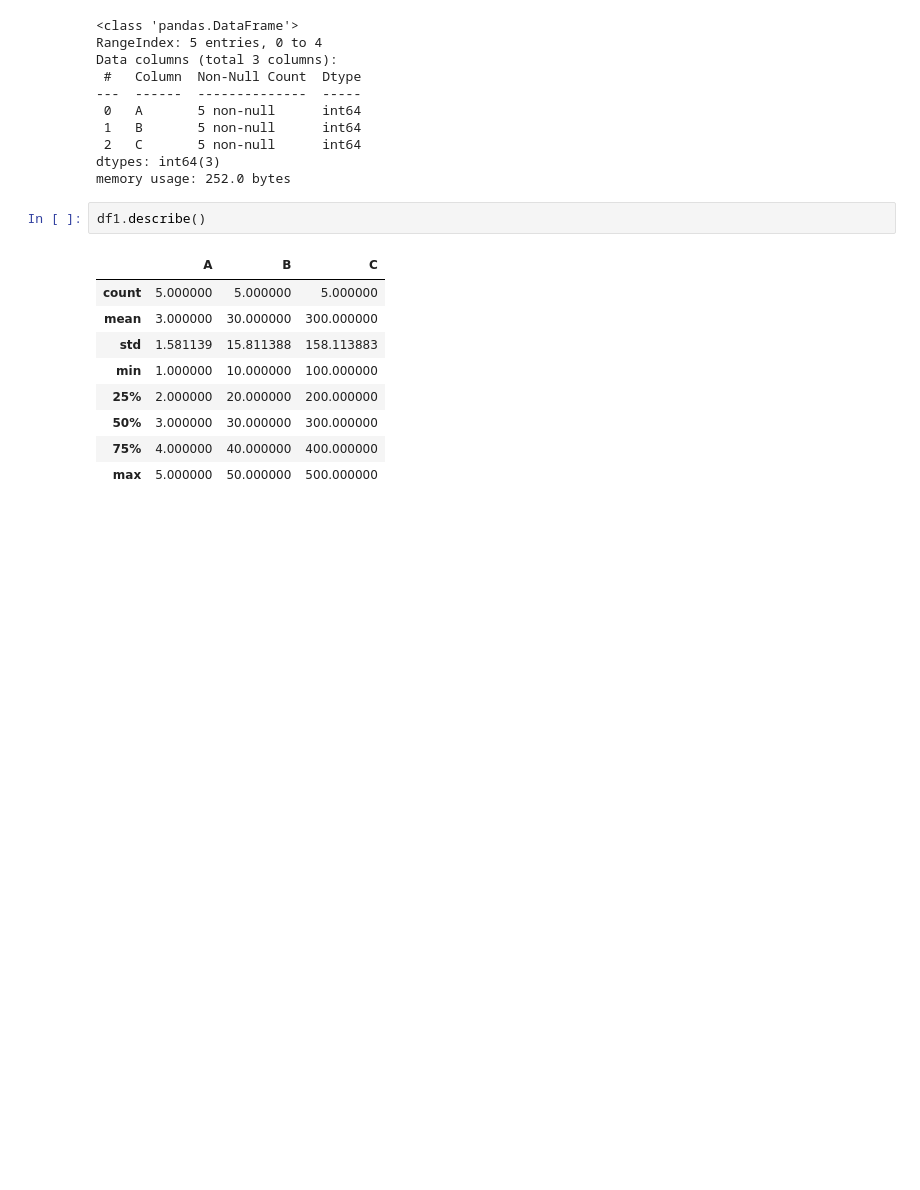
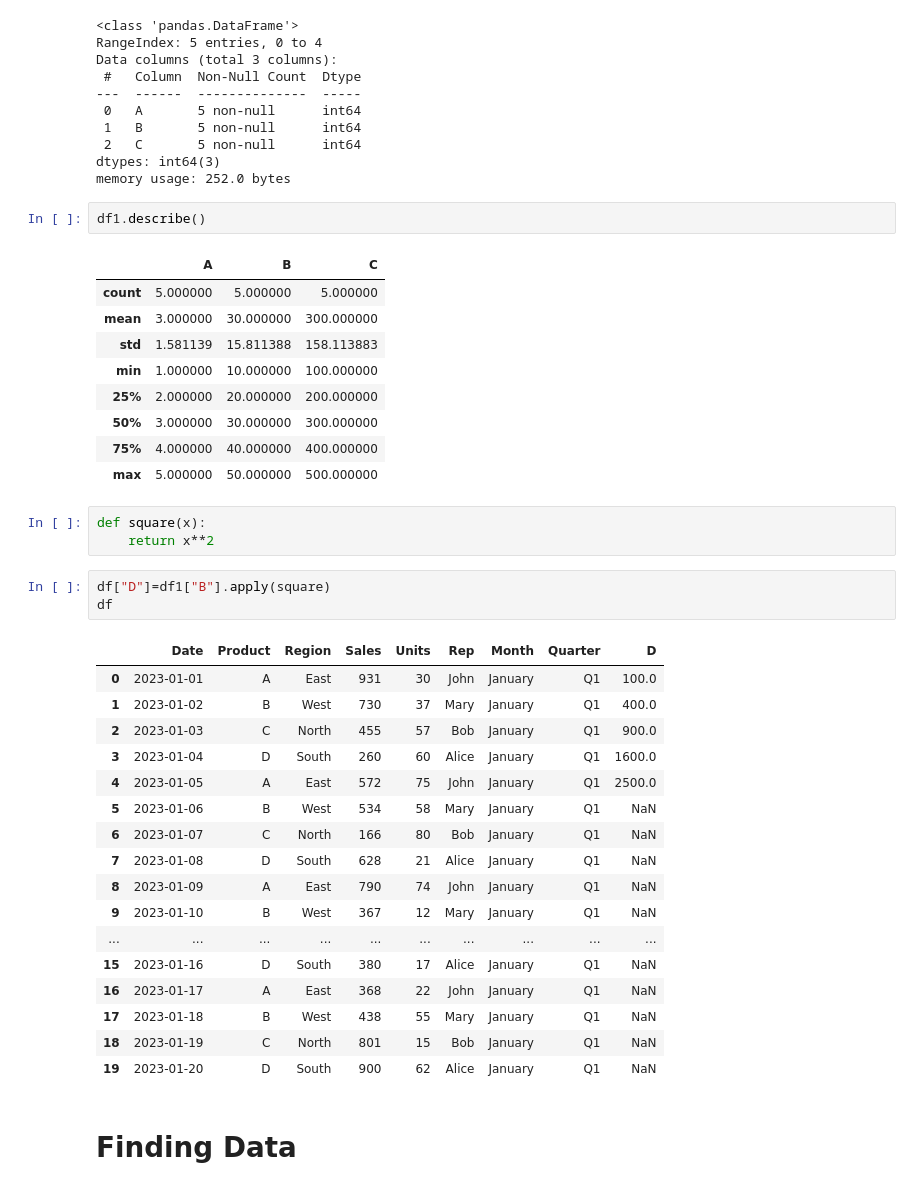
Before and after one commit to coderharpuneet/WebDev, a Jupyter notebook: Pandas/pandas.ipynb, the cells around one changed output. Drawn from its saved outputs; the diff is of its cells as text; blank space fills up the shorter version.

```diff
--- a/Pandas/pandas.ipynb
+++ b/Pandas/pandas.ipynb
@@ -540,3 +540,29 @@ df1.describe()
 | 50% | 3.000000 | 30.000000 | 300.000000 |
 | 75% | 4.000000 | 40.000000 | 400.000000 |
 | max | 5.000000 | 50.000000 | 500.000000 |
+# %%
+def square(x):
+    return x**2
+# %%
+df["D"]=df1["B"].apply(square)
+df
+# %% [output]
+|  | Date | Product | Region | Sales | Units | Rep | Month | Quarter | D |
+| 0 | 2023-01-01 | A | East | 931 | 30 | John | January | Q1 | 100.0 |
+| 1 | 2023-01-02 | B | West | 730 | 37 | Mary | January | Q1 | 400.0 |
+| 2 | 2023-01-03 | C | North | 455 | 57 | Bob | January | Q1 | 900.0 |
+| 3 | 2023-01-04 | D | South | 260 | 60 | Alice | January | Q1 | 1600.0 |
+| 4 | 2023-01-05 | A | East | 572 | 75 | John | January | Q1 | 2500.0 |
+| 5 | 2023-01-06 | B | West | 534 | 58 | Mary | January | Q1 | NaN |
+| 6 | 2023-01-07 | C | North | 166 | 80 | Bob | January | Q1 | NaN |
+| 7 | 2023-01-08 | D | South | 628 | 21 | Alice | January | Q1 | NaN |
+| 8 | 2023-01-09 | A | East | 790 | 74 | John | January | Q1 | NaN |
+| 9 | 2023-01-10 | B | West | 367 | 12 | Mary | January | Q1 | NaN |
+| ... | ... | ... | ... | ... | ... | ... | ... | ... | ... |
+| 15 | 2023-01-16 | D | South | 380 | 17 | Alice | January | Q1 | NaN |
+| 16 | 2023-01-17 | A | East | 368 | 22 | John | January | Q1 | NaN |
+| 17 | 2023-01-18 | B | West | 438 | 55 | Mary | January | Q1 | NaN |
+| 18 | 2023-01-19 | C | North | 801 | 15 | Bob | January | Q1 | NaN |
+| 19 | 2023-01-20 | D | South | 900 | 62 | Alice | January | Q1 | NaN |
+# %% [markdown]
+# Finding Data
```
Also changed, not shown: parts of 3 cells of this notebook.
